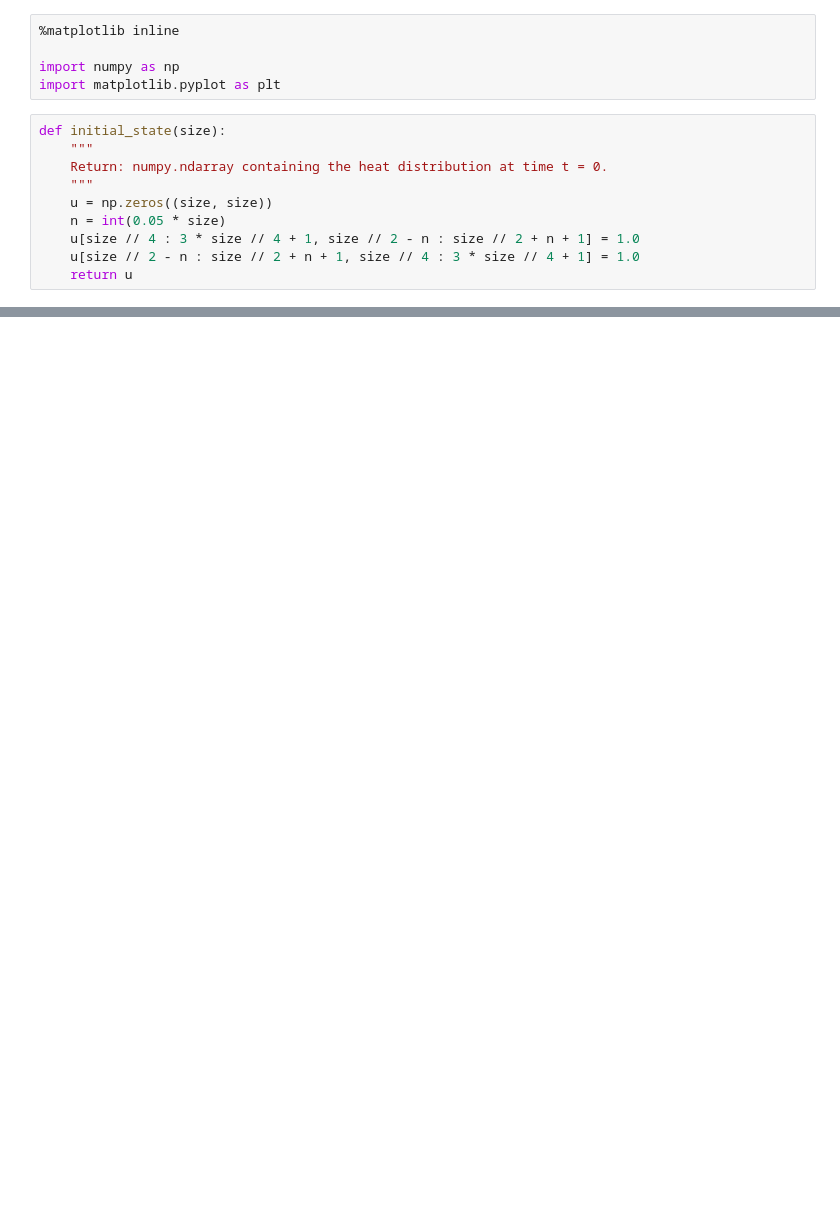
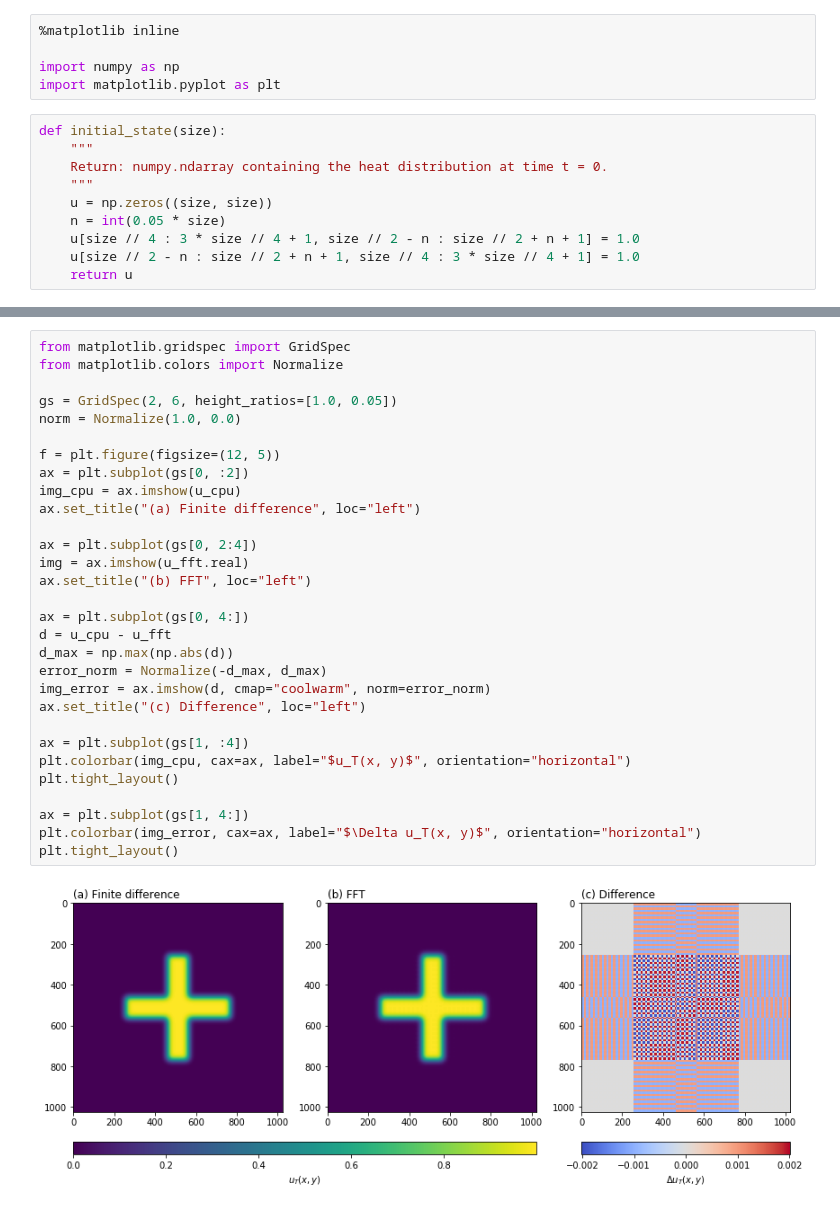
Before and after one commit to SEE-GEO/ssdp, a Jupyter notebook: lectures/13/ssdp_lecture_13_exercise.ipynb, the cells around one changed output, grey strips where cells are left out. Saved outputs shown, nothing was run; the diff lists cells and outputs as text; blank space fills up the shorter version.

```diff
--- a/lectures/13/ssdp_lecture_13_exercise.ipynb
+++ b/lectures/13/ssdp_lecture_13_exercise.ipynb
@@ -102,0 +208,32 @@ def solve_heat_equation_gpu(size, n_steps):
+# %%
+from matplotlib.gridspec import GridSpec
+from matplotlib.colors import Normalize
+
+gs = GridSpec(2, 6, height_ratios=[1.0, 0.05])
+norm = Normalize(1.0, 0.0)
+
+f = plt.figure(figsize=(12, 5))
+ax = plt.subplot(gs[0, :2])
+img_cpu = ax.imshow(u_cpu)
+ax.set_title("(a) Finite difference", loc="left")
+
+ax = plt.subplot(gs[0, 2:4])
+img = ax.imshow(u_fft.real)
+ax.set_title("(b) FFT", loc="left")
+
+ax = plt.subplot(gs[0, 4:])
+d = u_cpu - u_fft
+d_max = np.max(np.abs(d))
+error_norm = Normalize(-d_max, d_max)
+img_error = ax.imshow(d, cmap="coolwarm", norm=error_norm)
+ax.set_title("(c) Difference", loc="left")
+
+ax = plt.subplot(gs[1, :4])
+plt.colorbar(img_cpu, cax=ax, label="$u_T(x, y)$", orientation="horizontal")
+plt.tight_layout()
+
+ax = plt.subplot(gs[1, 4:])
+plt.colorbar(img_error, cax=ax, label="$\Delta u_T(x, y)$", orientation="horizontal")
+plt.tight_layout()
+# %% [output]
+[figure, added]
```
Also changed, not shown: parts of 30 cells of this notebook, 10 other files.
